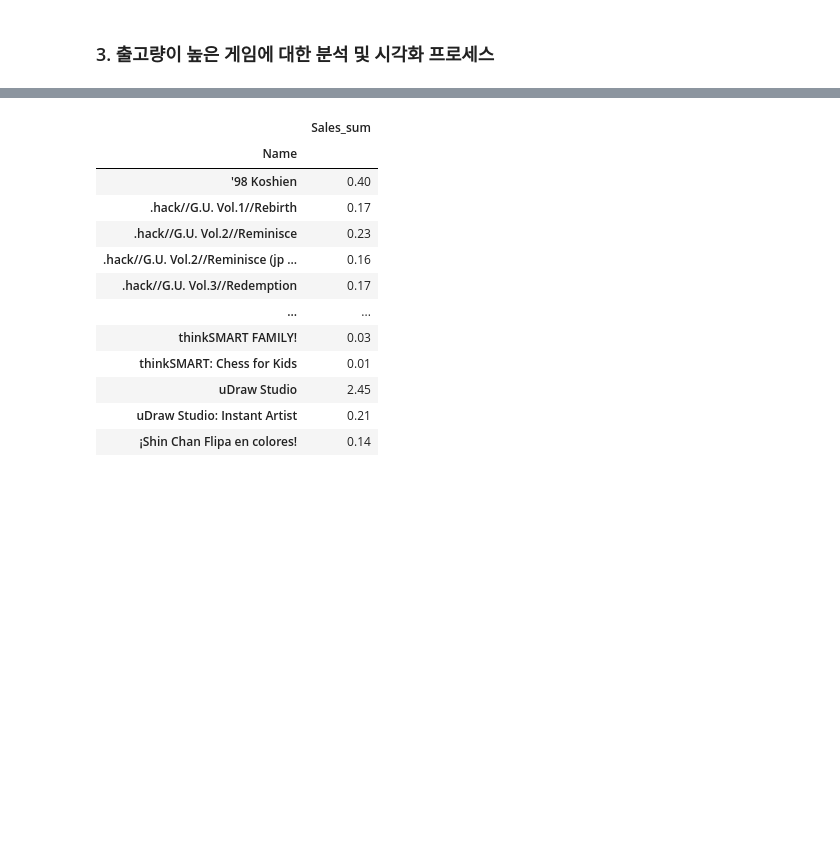
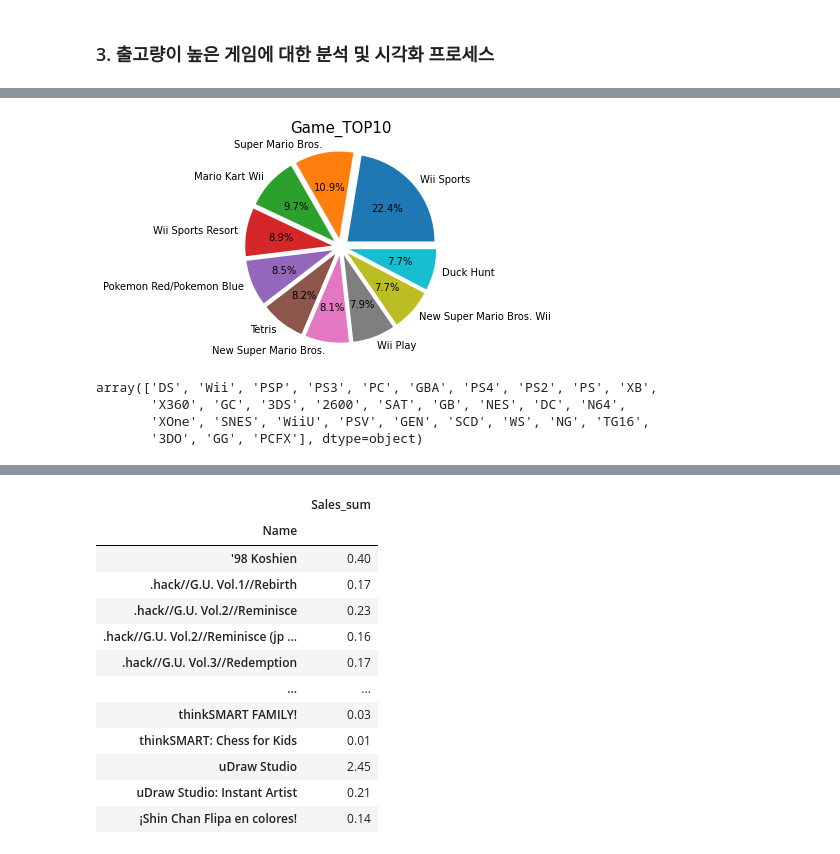
Before and after one commit to kimkihyun1/Game-Genre-Analysis, a Jupyter notebook: AI_14_김기현_Section1.ipynb, the cells around one changed output, grey strips where cells are left out. Saved outputs shown, nothing was run; the diff lists cells and outputs as text; code cells hidden in the pictures; blank space fills up the shorter version.

```diff
--- a/AI_14_김기현_Section1.ipynb
+++ b/AI_14_김기현_Section1.ipynb
@@ -378,0 +394,16 @@ df
+# %%
+#pie chart
+explode = [0.1 for _ in range(10)]
+plt.pie(df_Sales_10['Sales_sum'], labels=df_Sales_10['Name'], autopct='%1.1f%%',explode=explode)
+plt.title('Game_TOP10', size=15)
+plt.show();
+# %% [output]
+[figure, added]
+# %%
+#platform TOP10
+df['Platform'].unique()
+# %% [output]
+array(['DS', 'Wii', 'PSP', 'PS3', 'PC', 'GBA', 'PS4', 'PS2', 'PS', 'XB',
+       'X360', 'GC', '3DS', '2600', 'SAT', 'GB', 'NES', 'DC', 'N64',
+       'XOne', 'SNES', 'WiiU', 'PSV', 'GEN', 'SCD', 'WS', 'NG', 'TG16',
+       '3DO', 'GG', 'PCFX'], dtype=object)
```
Also changed, not shown: parts of 5 cells of this notebook.
